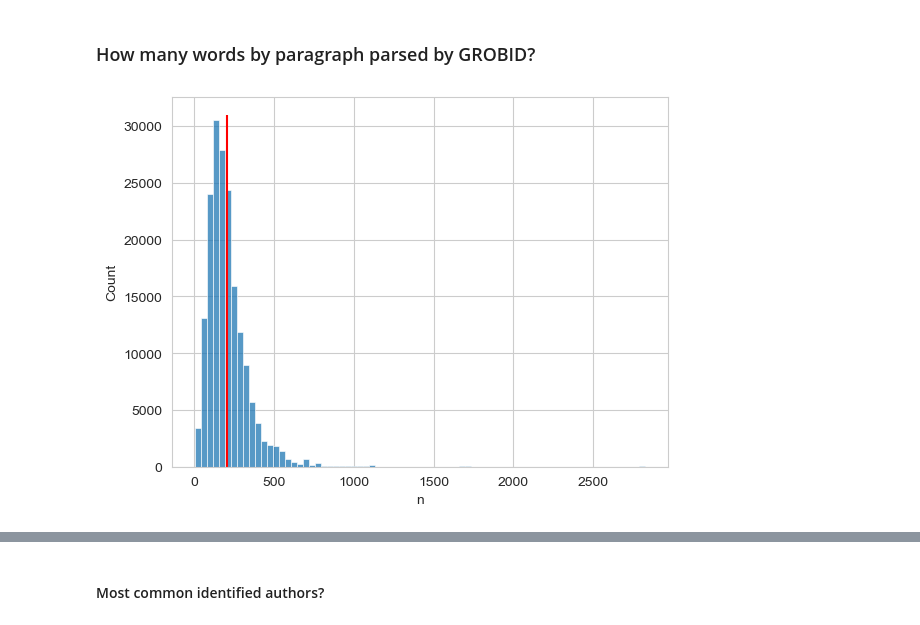
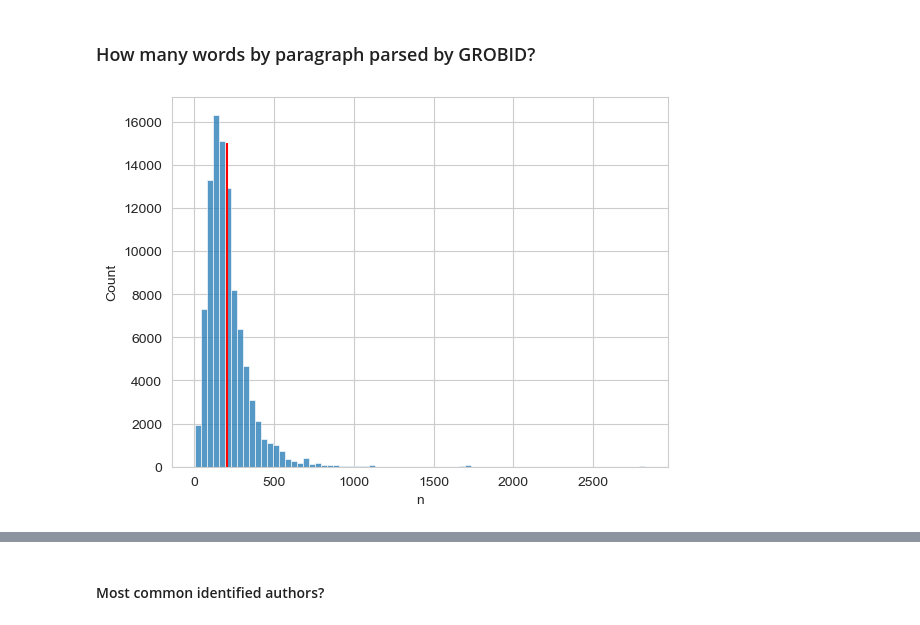
Before and after one commit to jstonge/sci_feuds, a Jupyter notebook: notebook/eda.ipynb, the cells around one changed output, grey strips where cells are left out. Cells and saved outputs as stored; diff of their text form; code cells hidden in the pictures.

```diff
--- a/notebook/eda.ipynb
+++ b/notebook/eda.ipynb
@@ -14,4 +15,4 @@ GROBID_DIR = OUTPUT_DIR / 'group_selection_grobid'
 SPACY_DIR = OUTPUT_DIR / 'spacy_group_selection_grobid'
 CCA_DIR = OUTPUT_DIR / 'cca'
 # %%
-df = pd.read_parquet(CCA_DIR/"groupSel_feud_with_tag.pqt")
+df = pd.read_parquet(OUTPUT_DIR/"groupSel_feud_with_tag.parquet")
@@ -23,10 +39,10 @@ avg_count = df_count.n.mean()
 # %%
 sns.set_style("whitegrid")
 fig, ax = plt.subplots(1,1)
 sns.histplot(df_count.n, bins=75, ax=ax)
-ax.vlines(x=avg_count, ymin=0, ymax=31_000, color="red");
+ax.vlines(x=avg_count, ymin=0, ymax=15_000, color="red");
 # %% [output]
-[figure, old version]
+[figure, new version]
 # %%
 print(f"Avg word count/paragraph: {avg_count}")
 # %% [output]
```
Also changed, not shown: parts of 23 cells of this notebook, 25 other files.
